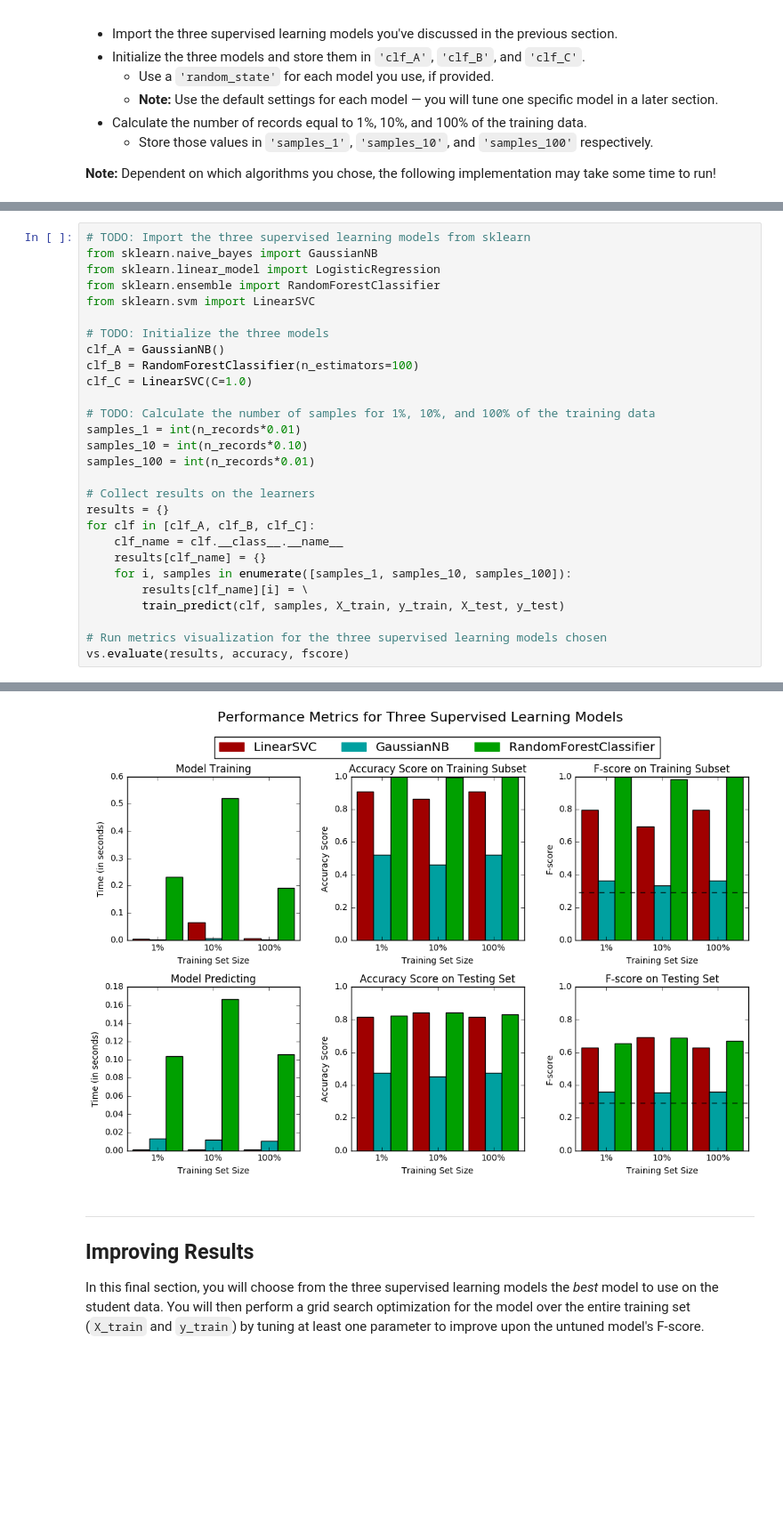
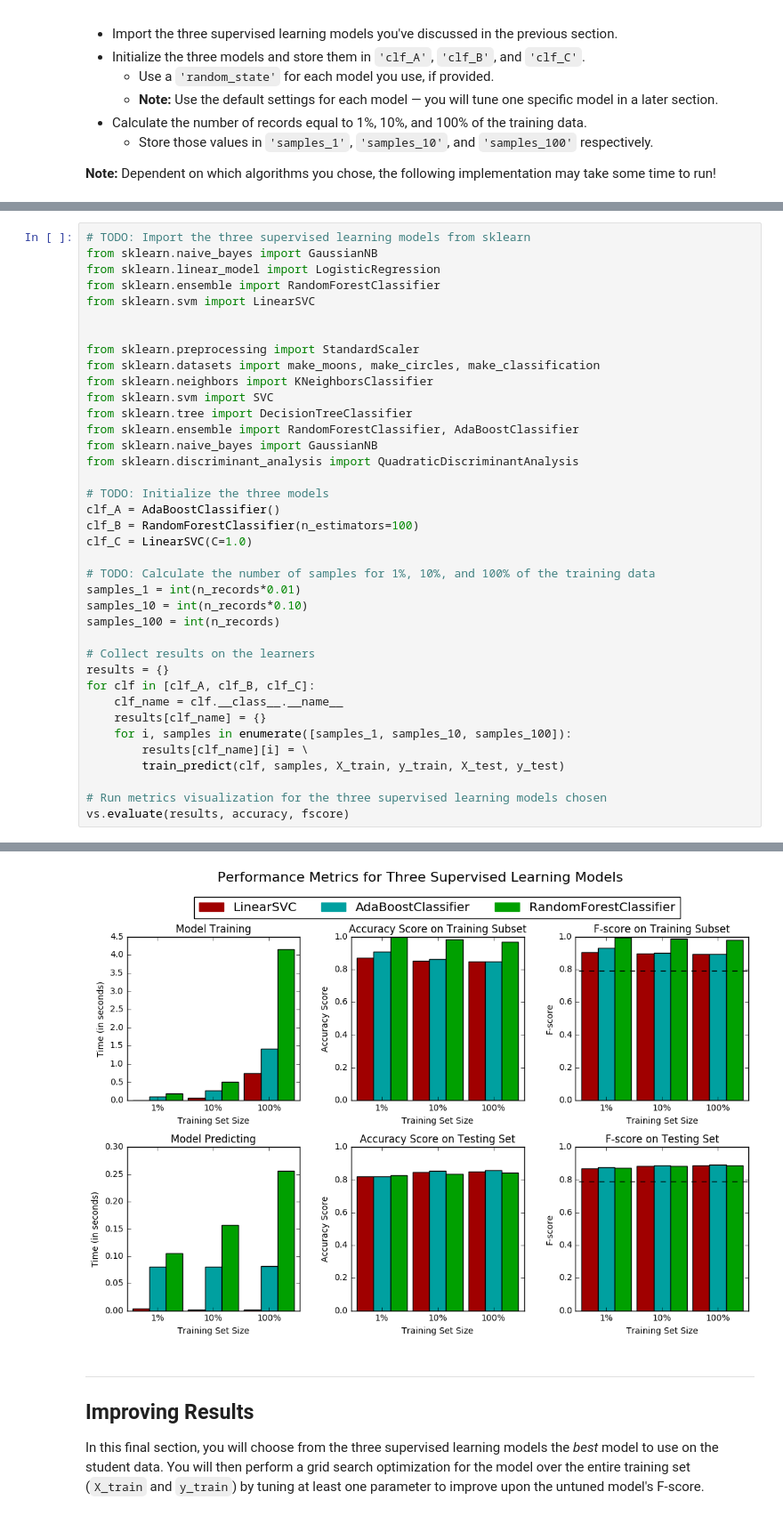
Before and after one commit to deepakrohilla13/machine-learning-excercise, a Jupyter notebook: finding_donors/finding_donors.ipynb, the cells around one changed output, grey strips where cells are left out. Shown at 89% size. Cells and saved outputs as stored; diff of their text form; blank space fills up the shorter version.

```diff
--- a/finding_donors/finding_donors.ipynb
+++ b/finding_donors/finding_donors.ipynb
@@ -546,15 +542,25 @@ from sklearn.linear_model import LogisticRegression
 from sklearn.ensemble import RandomForestClassifier
 from sklearn.svm import LinearSVC
 
+
+from sklearn.preprocessing import StandardScaler
+from sklearn.datasets import make_moons, make_circles, make_classification
+from sklearn.neighbors import KNeighborsClassifier
+from sklearn.svm import SVC
+from sklearn.tree import DecisionTreeClassifier
+from sklearn.ensemble import RandomForestClassifier, AdaBoostClassifier
+from sklearn.naive_bayes import GaussianNB
+from sklearn.discriminant_analysis import QuadraticDiscriminantAnalysis
+
 # TODO: Initialize the three models
-clf_A = GaussianNB()
+clf_A = AdaBoostClassifier()
 clf_B = RandomForestClassifier(n_estimators=100)
 clf_C = LinearSVC(C=1.0)
 
 # TODO: Calculate the number of samples for 1%, 10%, and 100% of the training data
 samples_1 = int(n_records*0.01)
 samples_10 = int(n_records*0.10)
-samples_100 = int(n_records*0.01)
+samples_100 = int(n_records)
 
 # Collect results on the learners
 results = {}
@@ -580,4 +586,4 @@ LinearSVC trained on 452 samples.
-[figure, old version]
+[figure, new version]
 # %% [markdown]
 ----
 ## Improving Results
```
Also changed, not shown: parts of 18 cells of this notebook.
